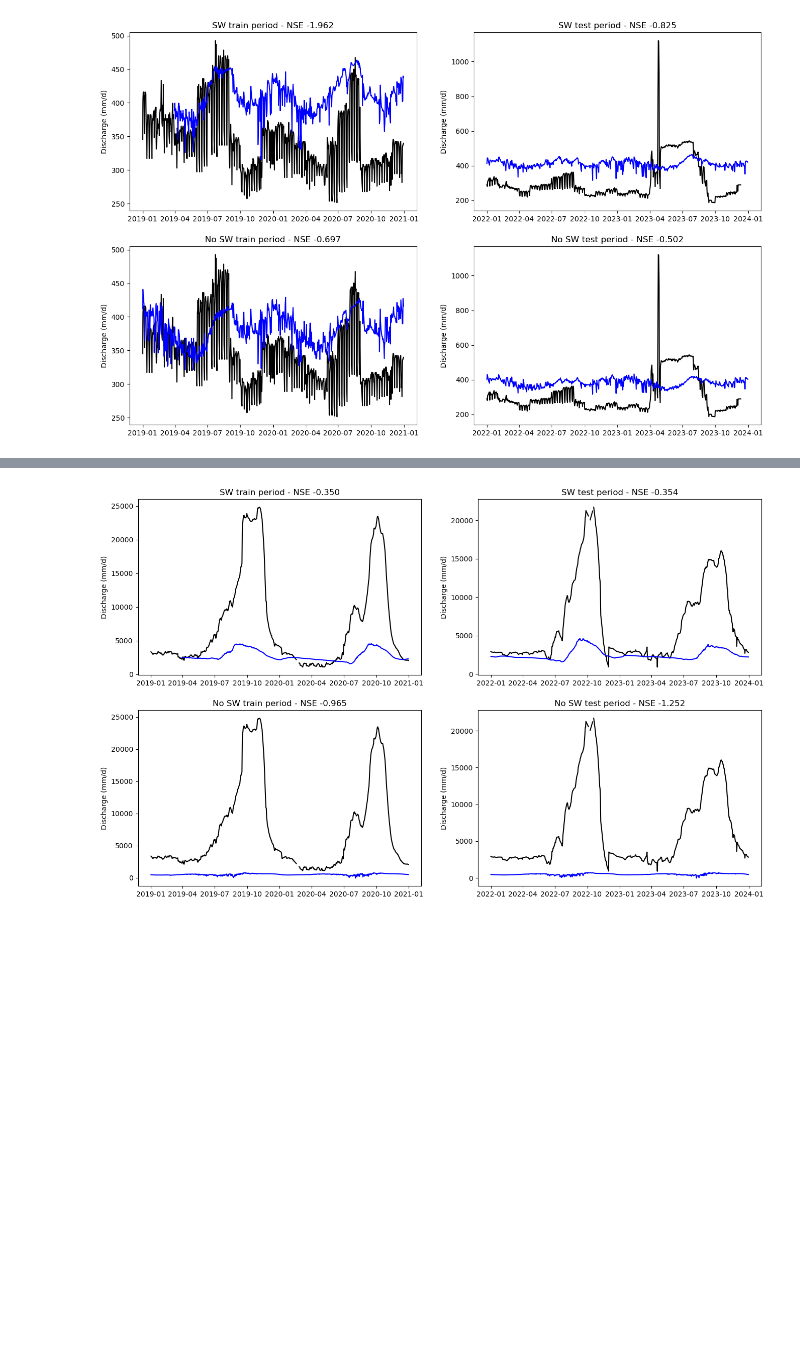
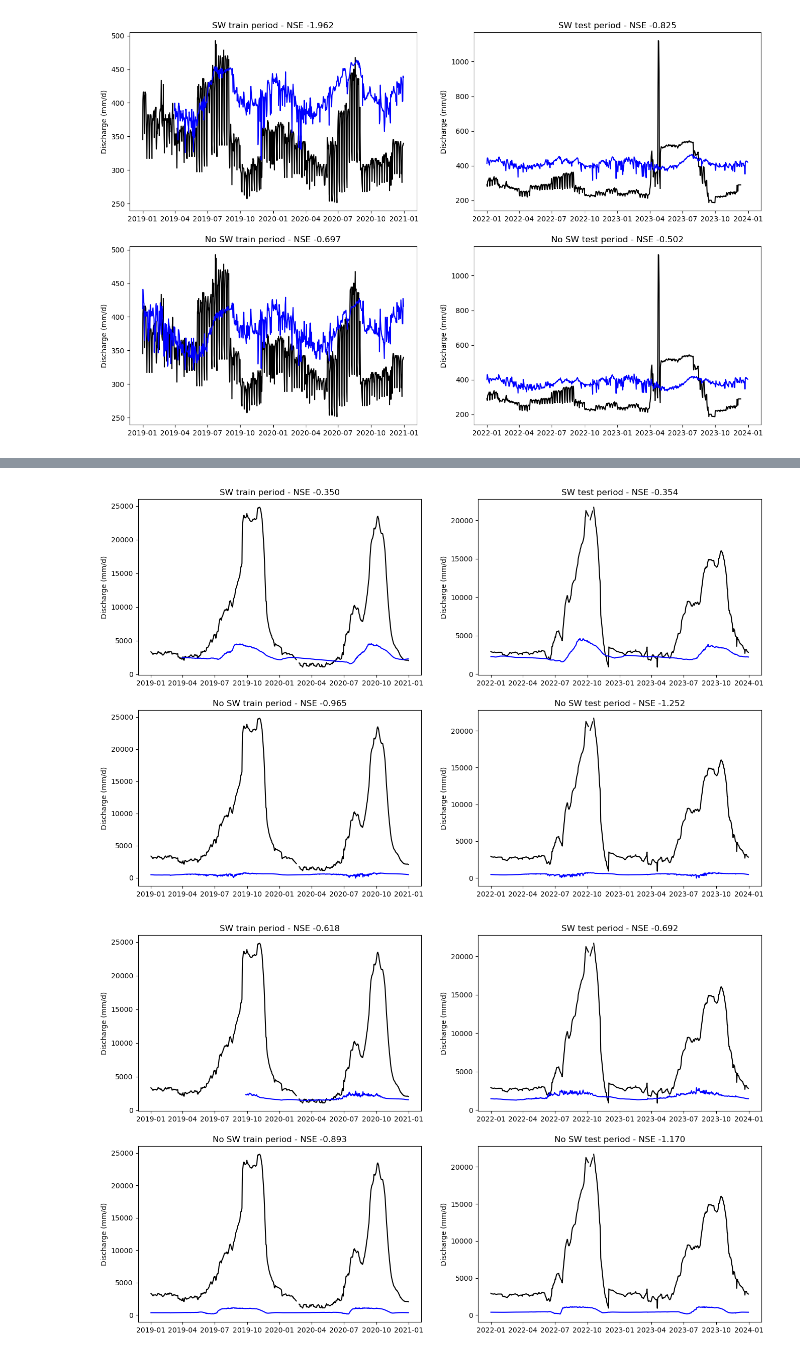
Before and after one commit to ascheliga/neuralhydrology, a Jupyter notebook: cygnss_models/EXP03_seqlen/multi_case.ipynb, the cells around one changed output, grey strips where cells are left out. Saved outputs shown, nothing was run; the diff lists cells and outputs as text; code cells hidden in the pictures; blank space fills up the shorter version.

```diff
--- a/cygnss_models/EXP03_seqlen/multi_case.ipynb
+++ b/cygnss_models/EXP03_seqlen/multi_case.ipynb
@@ -120,5 +138,9 @@ kainji_90day_metrics = eval_wrapper.quick_eval(fp_no_sw='EXP03_general_no_sw_seq
     fp_wi_sw='EXP03_general_wi_sw_seqlen_90_1208_181623',
     run_dir = all_runs_dir,
     basin_key = '1834101')
+kainji_270day_metrics = eval_wrapper.quick_eval(fp_no_sw='EXP03_general_no_sw_seqlen_270_1408_200926',
+    fp_wi_sw='EXP03_general_wi_sw_seqlen_270_1408_200854',
+    run_dir = all_runs_dir,
+    basin_key = '1834101')
 # %% [output]
 /global/home/users/ann_scheliga/neuralhydrology/runs/EXP03_general_wi_sw_seqlen_10_1208_181520
@@ -137,8 +159,9 @@ Evaluation complete of /global/home/users/ann_scheliga/neuralhydrology/runs/EXP0
 dict_keys(['1834101', '4152450'])
 dict_keys(['1834101', '4152450'])
 dict_keys(['1834101', '4152450'])
 Loaded model results
 [figure]
 [figure]
 [figure]
 [figure]
+[figure, added]
```
Also changed, not shown: parts of 3 cells of this notebook.
